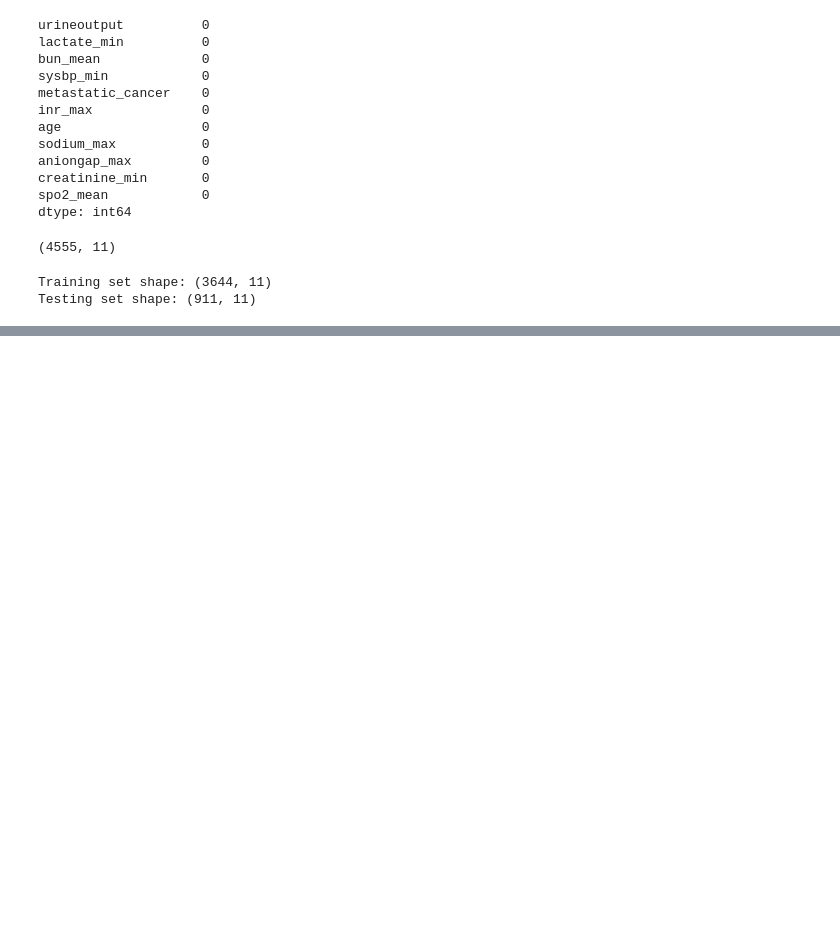
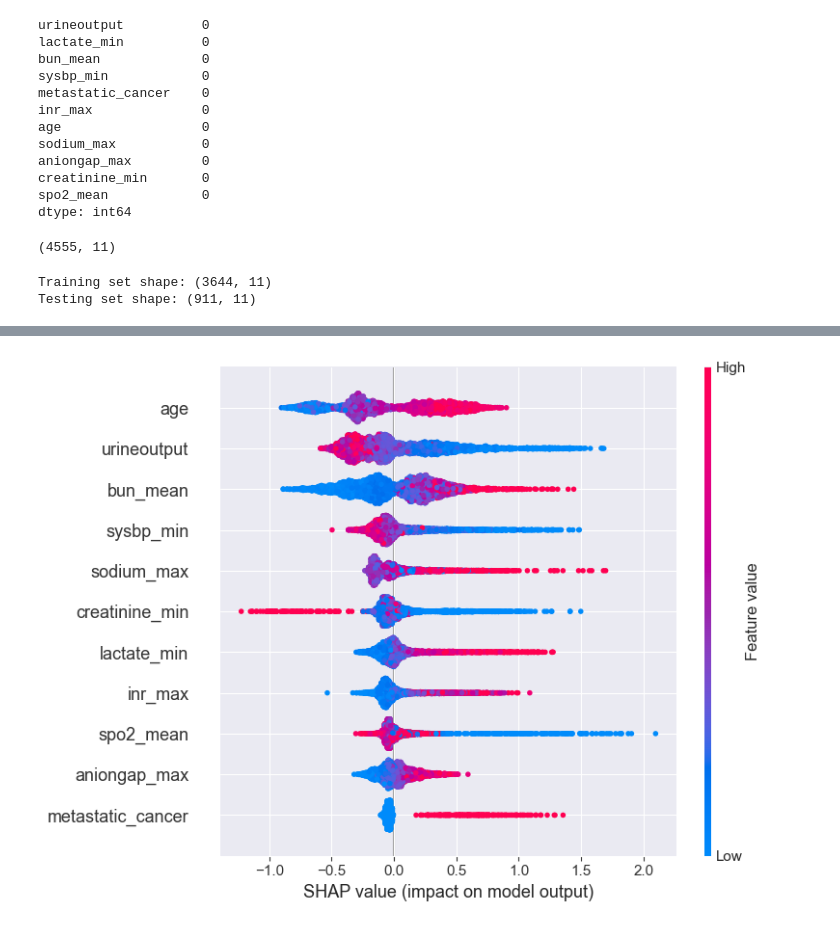
Before and after one commit to ParsaHaghighatgoo/mimic-analysis, a Jupyter notebook: XGBoost.ipynb, the cells around one changed output, grey strips where cells are left out. Cells and saved outputs as stored; diff of their text form; code cells hidden in the pictures; blank space fills up the shorter version.

```diff
--- a/XGBoost.ipynb
+++ b/XGBoost.ipynb
@@ -128,0 +153,14 @@ weighted avg       0.85      0.86      0.83       911
+# %%
+import shap
+import matplotlib.pyplot as plt
+
+# Initialize the SHAP explainer
+explainer = shap.Explainer(xgb_model, X_train)
+
+# Calculate SHAP values
+shap_values = explainer(X_train)
+
+# Plot the SHAP summary plot
+shap.summary_plot(shap_values, X_train)
+# %% [output]
+[figure, added]
```
Also changed, not shown: parts of 18 cells of this notebook, 10 other files.
